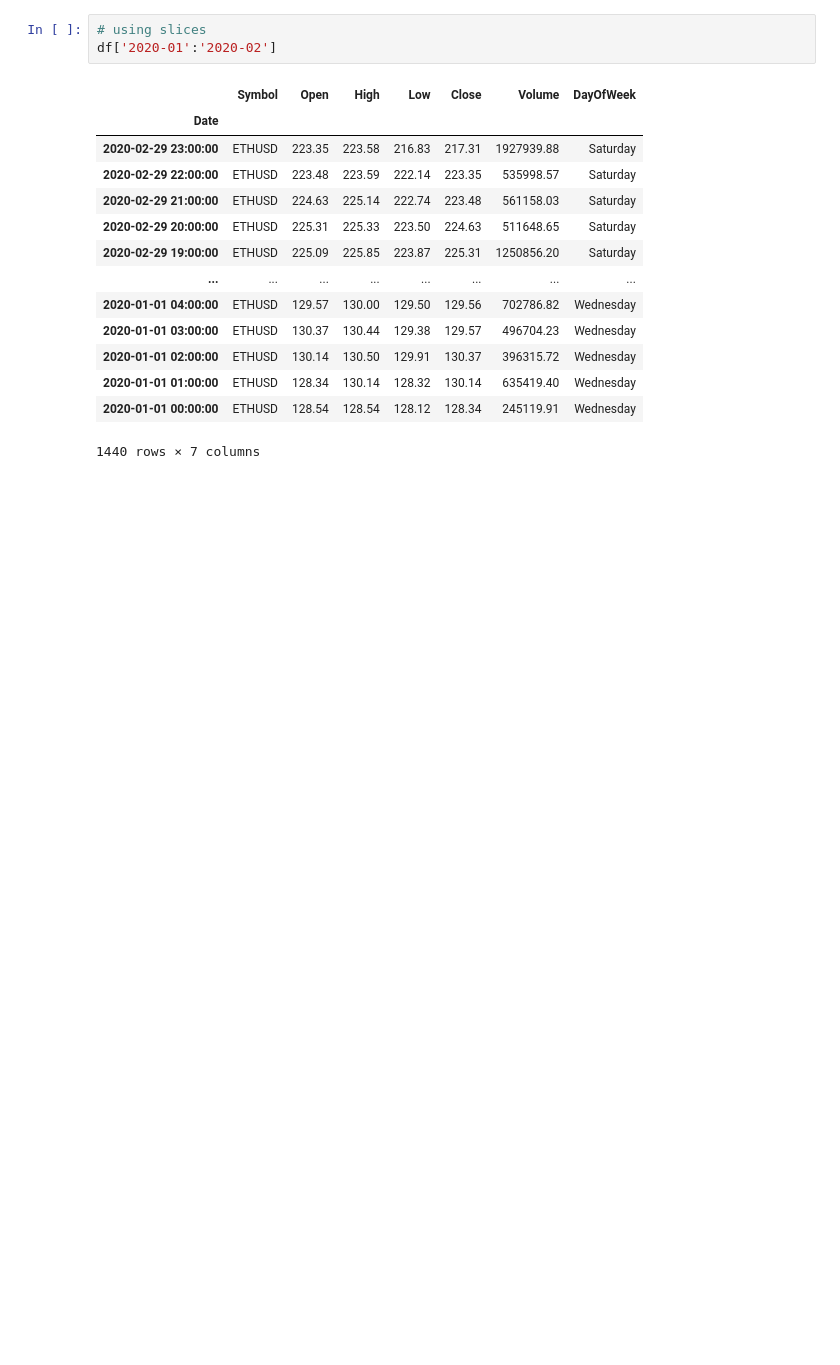
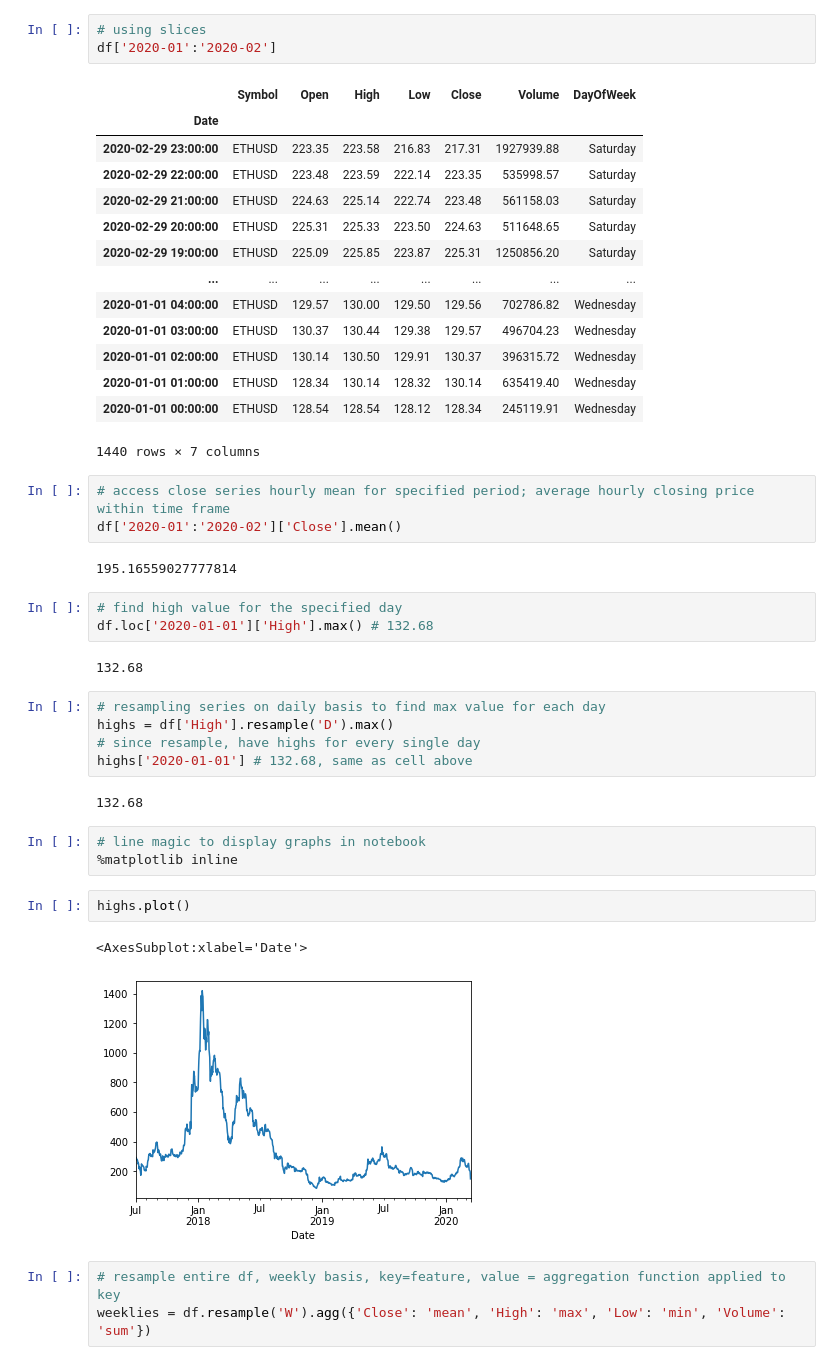
Before and after one commit to v-zeng/python_projects, a Jupyter notebook: time_series_cryptocurrency.ipynb, the cells around one changed output. Saved outputs shown, nothing was run; the diff lists cells and outputs as text; blank space fills up the shorter version.

Commit message:
create etherium weekly report

```diff
--- a/time_series_cryptocurrency.ipynb
+++ b/time_series_cryptocurrency.ipynb
@@ -121,3 +122,31 @@ df['2020-01':'2020-02']
 | 2020-01-01 01:00:00 | ETHUSD | 128.34 | 130.14 | 128.32 | 130.14 | 635419.40 | Wednesday |
 | 2020-01-01 00:00:00 | ETHUSD | 128.54 | 128.54 | 128.12 | 128.34 | 245119.91 | Wednesday |
 1440 rows × 7 columns
+# %%
+# access close series hourly mean for specified period; average hourly closing price within time frame
+df['2020-01':'2020-02']['Close'].mean()
+# %% [output]
+195.16559027777814
+# %%
+# find high value for the specified day
+df.loc['2020-01-01']['High'].max() # 132.68
+# %% [output]
+132.68
+# %%
+# resampling series on daily basis to find max value for each day
+highs = df['High'].resample('D').max()
+# since resample, have highs for every single day
+highs['2020-01-01'] # 132.68, same as cell above
+# %% [output]
+132.68
+# %%
+# line magic to display graphs in notebook
+%matplotlib inline
+# %%
+highs.plot()
+# %% [output]
+<AxesSubplot:xlabel='Date'>
+[figure, added]
+# %%
+# resample entire df, weekly basis, key=feature, value = aggregation function applied to key
+weeklies = df.resample('W').agg({'Close': 'mean', 'High': 'max', 'Low': 'min', 'Volume': 'sum'})
```
Also changed, not shown: parts of 2 cells of this notebook.
